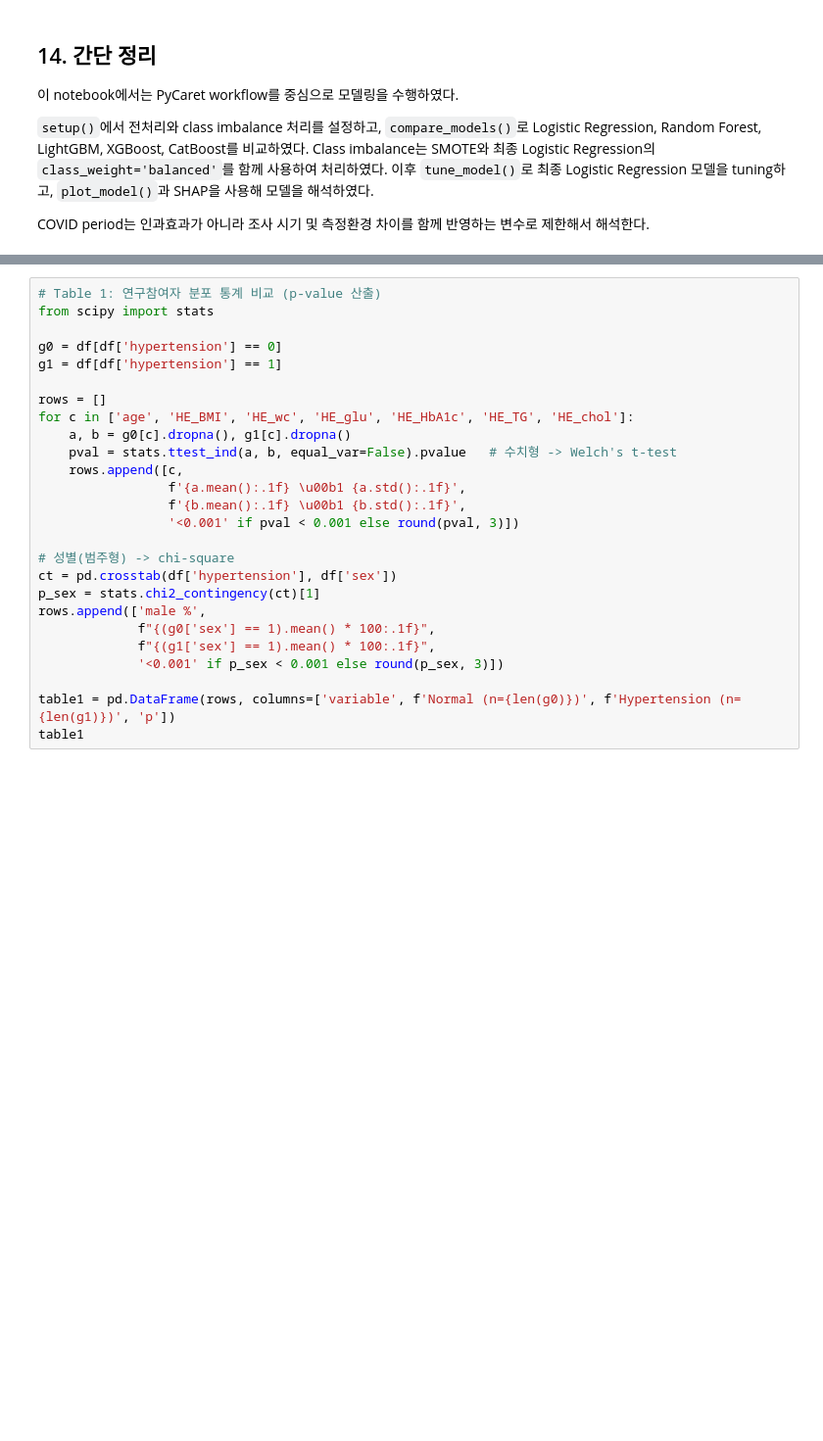
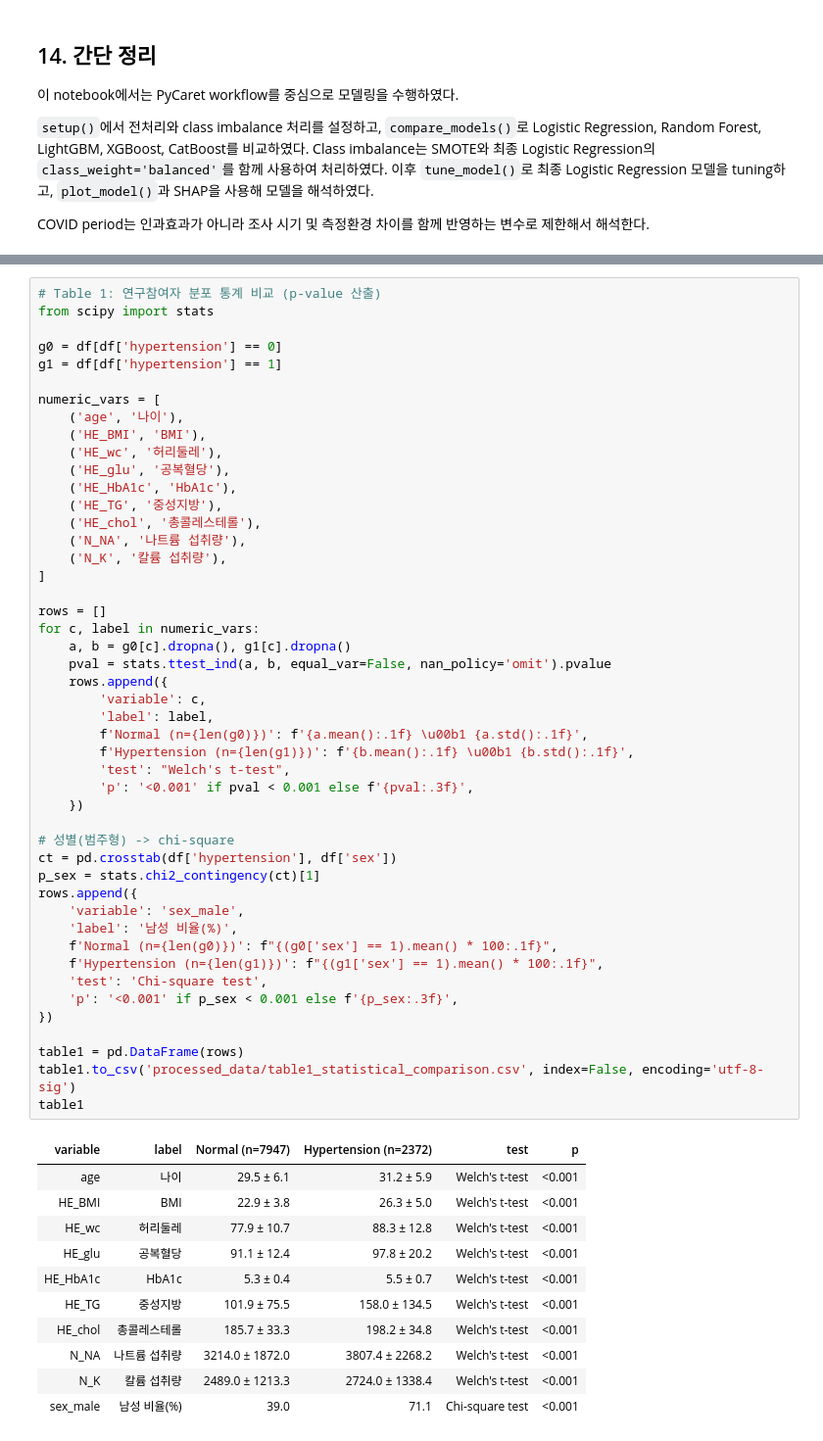
Before and after one commit to thanhdvu/cardiovascular-risk-khanes, a Jupyter notebook: 03_pycaret_modeling.ipynb, the cells around one changed output, grey strips where cells are left out. Shown at 98% size. Drawn from its saved outputs; the diff is of its cells as text; blank space fills up the shorter version.

```diff
--- a/03_pycaret_modeling.ipynb
+++ b/03_pycaret_modeling.ipynb
@@ -617,26 +638,59 @@ COVID period는 인과효과가 아니라 조사 시기 및 측정환경 차이
 # %%
 # Table 1: 연구참여자 분포 통계 비교 (p-value 산출)
 from scipy import stats
 
 g0 = df[df['hypertension'] == 0]
 g1 = df[df['hypertension'] == 1]
 
+numeric_vars = [
+    ('age', '나이'),
+    ('HE_BMI', 'BMI'),
+    ('HE_wc', '허리둘레'),
+    ('HE_glu', '공복혈당'),
+    ('HE_HbA1c', 'HbA1c'),
+    ('HE_TG', '중성지방'),
+    ('HE_chol', '총콜레스테롤'),
+    ('N_NA', '나트륨 섭취량'),
+    ('N_K', '칼륨 섭취량'),
+]
+
 rows = []
-for c in ['age', 'HE_BMI', 'HE_wc', 'HE_glu', 'HE_HbA1c', 'HE_TG', 'HE_chol']:
+for c, label in numeric_vars:
     a, b = g0[c].dropna(), g1[c].dropna()
-    pval = stats.ttest_ind(a, b, equal_var=False).pvalue   # 수치형 -> Welch's t-test
-    rows.append([c,
-                 f'{a.mean():.1f} \u00b1 {a.std():.1f}',
-                 f'{b.mean():.1f} \u00b1 {b.std():.1f}',
-                 '<0.001' if pval < 0.001 else round(pval, 3)])
+    pval = stats.ttest_ind(a, b, equal_var=False, nan_policy='omit').pvalue
+    rows.append({
+        'variable': c,
+        'label': label,
+        f'Normal (n={len(g0)})': f'{a.mean():.1f} \u00b1 {a.std():.1f}',
+        f'Hypertension (n={len(g1)})': f'{b.mean():.1f} \u00b1 {b.std():.1f}',
+        'test': "Welch's t-test",
+        'p': '<0.001' if pval < 0.001 else f'{pval:.3f}',
+    })
 
 # 성별(범주형) -> chi-square
 ct = pd.crosstab(df['hypertension'], df['sex'])
 p_sex = stats.chi2_contingency(ct)[1]
-rows.append(['male %',
-             f"{(g0['sex'] == 1).mean() * 100:.1f}",
-             f"{(g1['sex'] == 1).mean() * 100:.1f}",
-             '<0.001' if p_sex < 0.001 else round(p_sex, 3)])
+rows.append({
+    'variable': 'sex_male',
+    'label': '남성 비율(%)',
+    f'Normal (n={len(g0)})': f"{(g0['sex'] == 1).mean() * 100:.1f}",
+    f'Hypertension (n={len(g1)})': f"{(g1['sex'] == 1).mean() * 100:.1f}",
+    'test': 'Chi-square test',
+    'p': '<0.001' if p_sex < 0.001 else f'{p_sex:.3f}',
+})
 
-table1 = pd.DataFrame(rows, columns=['variable', f'Normal (n={len(g0)})', f'Hypertension (n={len(g1)})', 'p'])
+table1 = pd.DataFrame(rows)
+table1.to_csv('processed_data/table1_statistical_comparison.csv', index=False, encoding='utf-8-sig')
 table1
+# %% [output]
+| variable | label | Normal (n=7947) | Hypertension (n=2372) | test | p |
+| age | 나이 | 29.5 ± 6.1 | 31.2 ± 5.9 | Welch's t-test | <0.001 |
+| HE_BMI | BMI | 22.9 ± 3.8 | 26.3 ± 5.0 | Welch's t-test | <0.001 |
+| HE_wc | 허리둘레 | 77.9 ± 10.7 | 88.3 ± 12.8 | Welch's t-test | <0.001 |
+| HE_glu | 공복혈당 | 91.1 ± 12.4 | 97.8 ± 20.2 | Welch's t-test | <0.001 |
+| HE_HbA1c | HbA1c | 5.3 ± 0.4 | 5.5 ± 0.7 | Welch's t-test | <0.001 |
+| HE_TG | 중성지방 | 101.9 ± 75.5 | 158.0 ± 134.5 | Welch's t-test | <0.001 |
+| HE_chol | 총콜레스테롤 | 185.7 ± 33.3 | 198.2 ± 34.8 | Welch's t-test | <0.001 |
+| N_NA | 나트륨 섭취량 | 3214.0 ± 1872.0 | 3807.4 ± 2268.2 | Welch's t-test | <0.001 |
+| N_K | 칼륨 섭취량 | 2489.0 ± 1213.3 | 2724.0 ± 1338.4 | Welch's t-test | <0.001 |
+| sex_male | 남성 비율(%) | 39.0 | 71.1 | Chi-square test | <0.001 |
```
Also changed, not shown: parts of 27 cells of this notebook, 29 other files.
